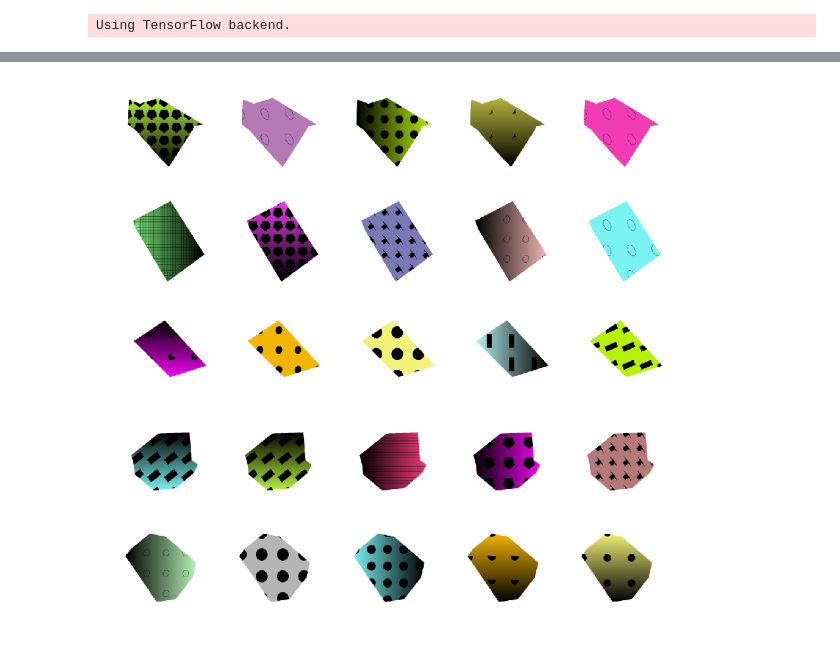
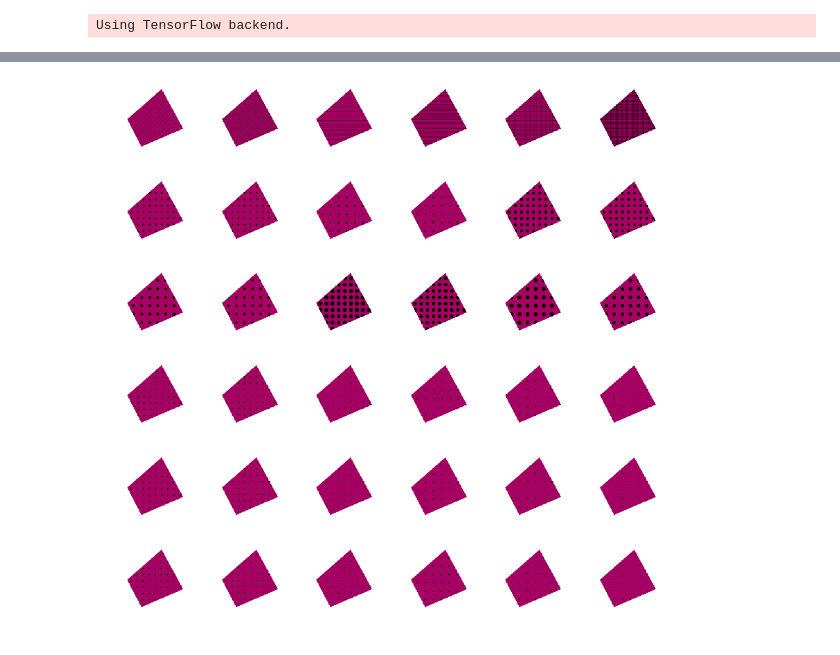
Before and after one commit to rfeinman/learning-to-learn, a Jupyter notebook: notebooks/view_images.ipynb, the cells around one changed output, grey strips where cells are left out. Cells and saved outputs as stored; diff of their text form; code cells hidden in the pictures.

```diff
--- a/notebooks/view_images.ipynb
+++ b/notebooks/view_images.ipynb
@@ -7,0 +177,7 @@ Using TensorFlow backend.
+# %%
+textures = generate_textures(nb_categories=10, image_size=500)
+# %%
+for i in range(len(textures)):
+    print(i)
+    save_file = '/Users/reubenfeinman/Desktop/temp/img%0.2i.png' % i
+    generate_image(shape, color, textures[i], save_file)
@@ -8,5 +202,5 @@ Using TensorFlow backend.
 # %%
-def load_image_dataset(data_folder, target_size=(200, 200)):
+def load_image_dataset(data_folder, target_size=(200, 200), feature_info=True):
     # First load the images
     imgs = []
     files = [file for file in os.listdir(data_folder) if file.endswith('png')]
@@ -18,13 +212,16 @@ def load_image_dataset(data_folder, target_size=(200, 200)):
         imgs.append(image.img_to_array(img))
     imgs = np.asarray(imgs)
     imgs /= 255.
-    # Now load the feature info
-    feature_file = os.path.join(data_folder, 'data.csv')
-    df = pd.read_csv(feature_file, index_col=0)
-    #shapes = df['shape'].as_matrix()
+    if feature_info:
+        # Now load the feature info
+        feature_file = os.path.join(data_folder, 'data.csv')
+        df = pd.read_csv(feature_file, index_col=0)
+        #shapes = df['shape'].as_matrix()
 
-    # Return both images and shape info
-    return imgs, df
+        # Return both images and shape info
+        return imgs, df
+    else:
+        return imgs
 
 def load_image_dataset1(nb_categories, nb_exemplars, data_folder,
                         target_size=(200, 200)):
@@ -53,8 +250,10 @@ def load_image_dataset1(nb_categories, nb_exemplars, data_folder,
 
     return imgs, df['shape'].as_matrix()
 # %%
-data_folder = '/Users/reubenfeinman/Dropbox/NYU/brenden_lake/learning-to-learn/data/images_ca0050_ex0014'
-X, df = load_image_dataset1(10, 5, data_folder, target_size=(200, 200))
+#data_folder = '/Users/reubenfeinman/Dropbox/NYU/brenden_lake/learning-to-learn/data/images_ca0050_ex0014'
+data_folder = '/Users/reubenfeinman/Desktop/temp'
+#X, df = load_image_dataset1(10, 5, data_folder, target_size=(200, 200))
+X = load_image_dataset(data_folder, target_size=(200, 200), feature_info=False)
 # %%
 %matplotlib inline
 import matplotlib.pylab as plt
@@ -63,12 +262,12 @@ def show_img(o, img):
     o.imshow(img)
     o.axis('off')
 # %%
-ncols=5
-nrows=5
+ncols=6
+nrows=6
 fig, axes = plt.subplots(ncols=ncols, nrows=nrows, figsize=(15,15))
 for i in range(nrows):
     for j in range(ncols):
         show_img(axes[i,j], X[ncols*i+j])
 plt.show()
 # %% [output]
-[figure, old version]
+[figure, new version]
```
Also changed, not shown: parts of 3 cells of this notebook, 4 other files.
